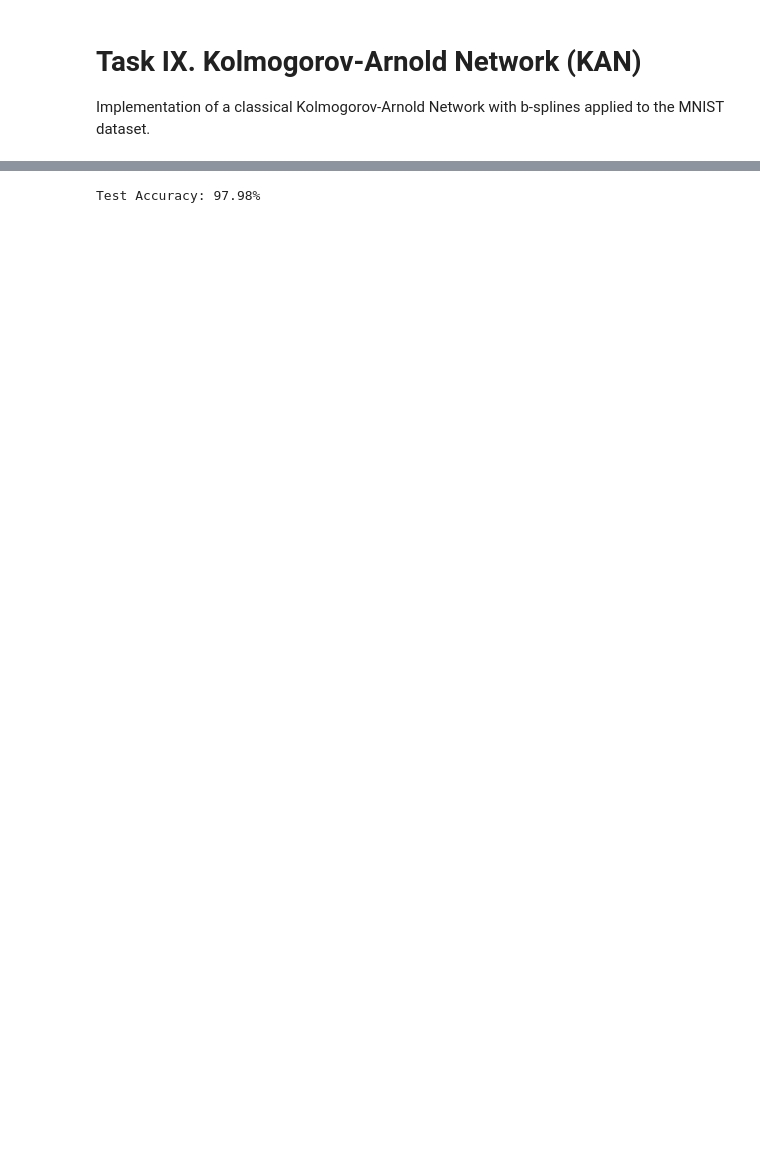
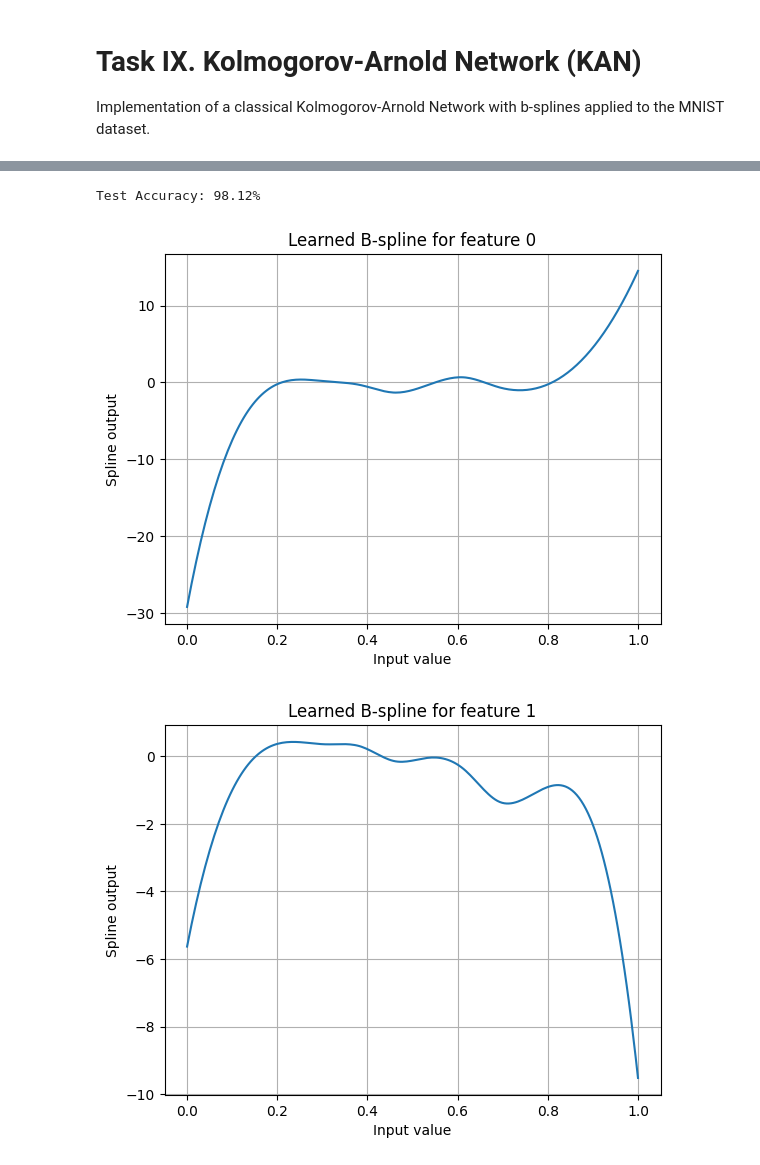
Before and after one commit to mashathepotato/qml_tests_2025, a Jupyter notebook: Task_IX.ipynb, the cells around one changed output, grey strips where cells are left out. Saved outputs shown, nothing was run; the diff lists cells and outputs as text; code cells hidden in the pictures; blank space fills up the shorter version.

Commit message:
10 epochs

```diff
--- a/Task_IX.ipynb
+++ b/Task_IX.ipynb
@@ -90,7 +91,7 @@ model = BSplineKAN().to(device)
 optimizer = torch.optim.Adam(model.parameters(), lr=1e-3)
 criterion = nn.CrossEntropyLoss()
 
-epochs = 5
+epochs = 10
 for epoch in range(epochs):
     model.train()
     total_loss = 0
@@ -128,4 +134,28 @@ with torch.no_grad():
 
 print(f"Test Accuracy: {100 * correct / total:.2f}%")
 # %% [output]
-Test Accuracy: 97.98%
+Test Accuracy: 98.12%
+# %%
+from scipy.interpolate import BSpline
+
+def plot_splines(layer, feature_idx=0):
+    knots = layer.knots_buffer.cpu().numpy()
+    coeffs = layer.coeffs[feature_idx].detach().cpu().numpy()
+
+    spline = BSpline(knots, coeffs, layer.degree)
+
+    xs = np.linspace(0, 1, 200)
+    ys = spline(xs)
+
+    plt.plot(xs, ys)
+    plt.title(f"Learned B-spline for feature {feature_idx}")
+    plt.xlabel("Input value")
+    plt.ylabel("Spline output")
+    plt.grid(True)
+    plt.show()
+
+for i in range(10):
+    plot_splines(model.bkan, feature_idx=i)
+# %% [output]
+[figure, added]
+[figure, added]
```
Also changed, not shown: parts of 4 cells of this notebook.
